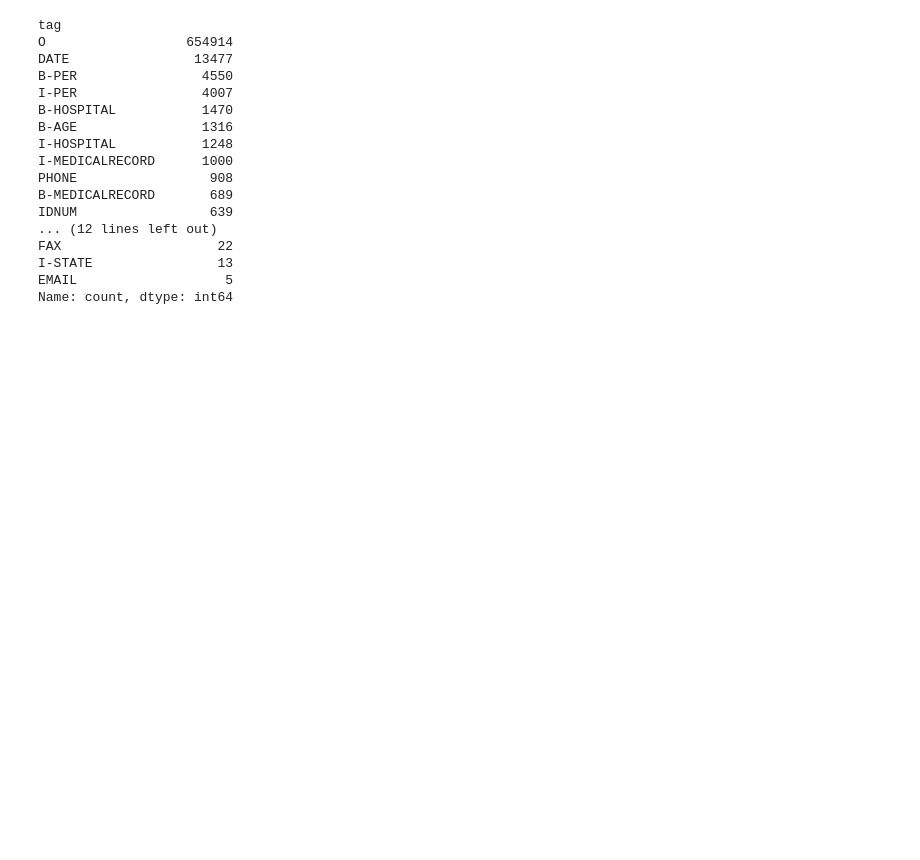
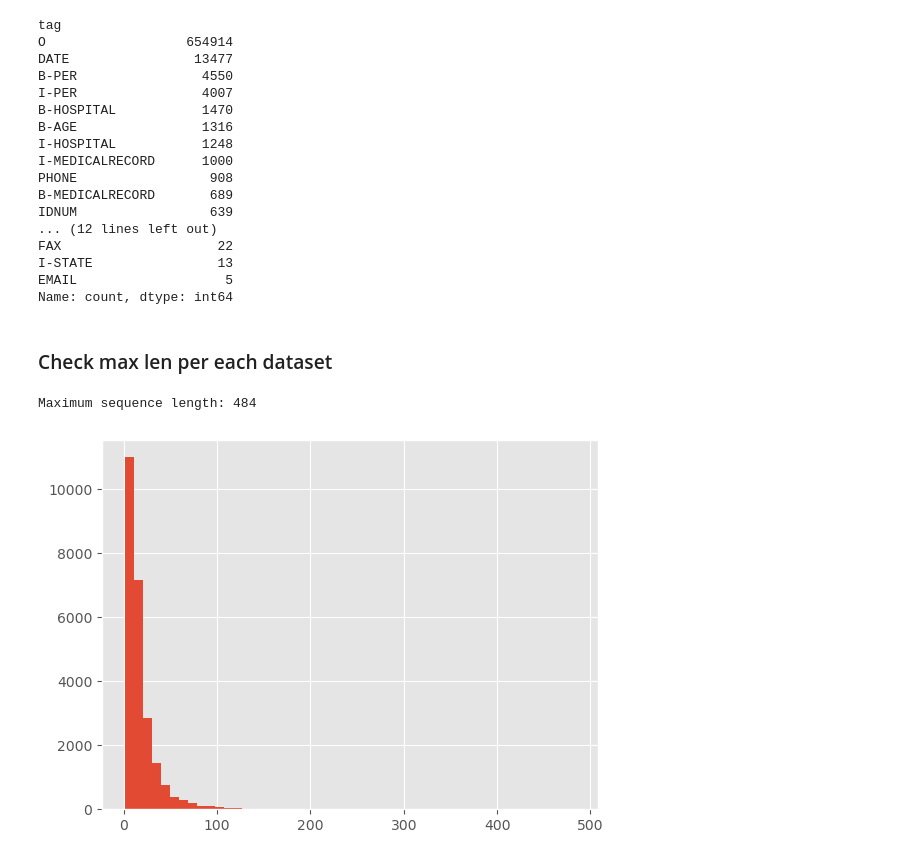
Before and after one commit to mahshidghaffari/NER_GDPR_Extraction, a Jupyter notebook: healthData/prePro.ipynb, the cells around one changed output. Drawn from its saved outputs; the diff is of its cells as text; code cells hidden in the pictures; blank space fills up the shorter version.

Commit message:
finishing evaluation and training with lstm

```diff
--- a/healthData/prePro.ipynb
+++ b/healthData/prePro.ipynb
@@ -180,3 +356,40 @@ FAX                    22
 I-STATE                13
 EMAIL                   5
 Name: count, dtype: int64
+# %% [markdown]
+### Check max len per each dataset
+# %%
+def get_sentences(dataset):
+    n_sent = 1
+    # print(dataset[0])
+    grouped = dataset.groupby("sentence_idx").apply(lambda s: [(w, t) for w, t in zip(s["word"].values.tolist(),
+                                                                                      s["tag"].values.tolist())])
+    sentences = [s for s in grouped]
+
+    def get_next():
+        nonlocal n_sent
+        try:
+            s = grouped["Sentence: {}".format(n_sent)]
+            n_sent += 1
+            return s
+        except:
+            return None
+
+    return sentences, get_next
+# %%
+def get_max_len(sentences):
+    return max([len(s) for s in sentences])
+# %%
+
+# train data
+sentences, get_next = get_sentences(train_data)
+maxlen = get_max_len(sentences)
+print ('Maximum sequence length:', maxlen)
+plt.style.use("ggplot")
+# Check how long sentences are so that we can pad them
+plt.style.use("ggplot")
+plt.hist([len(s) for s in sentences], bins=50)
+plt.show()
+# %% [output]
+Maximum sequence length: 484
+[figure, added]
```
Also changed, not shown: parts of 30 cells of this notebook, 9 other files.
